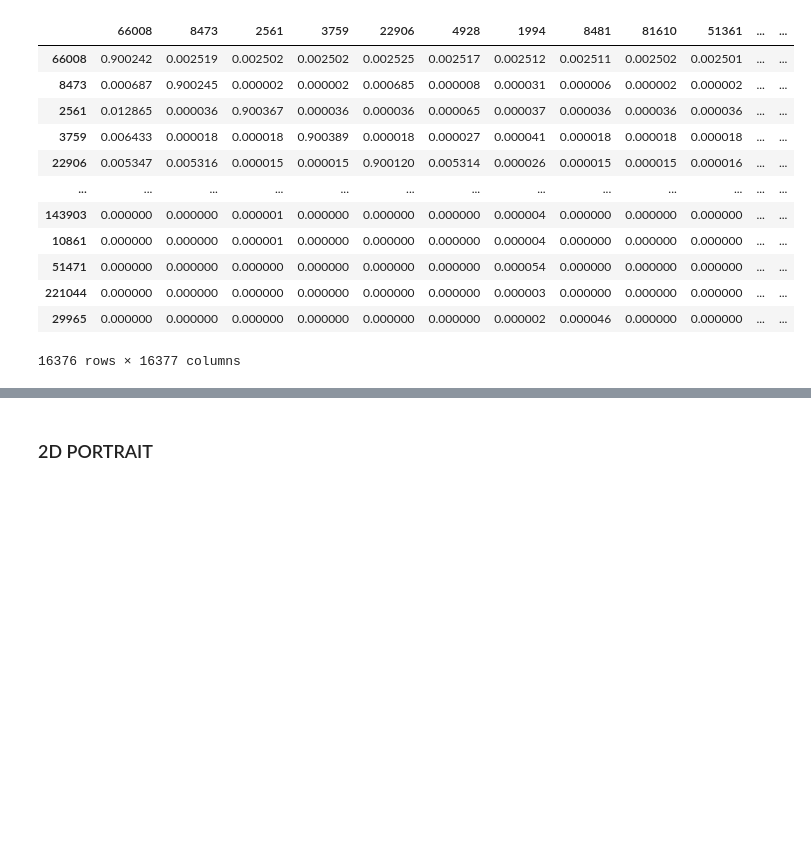
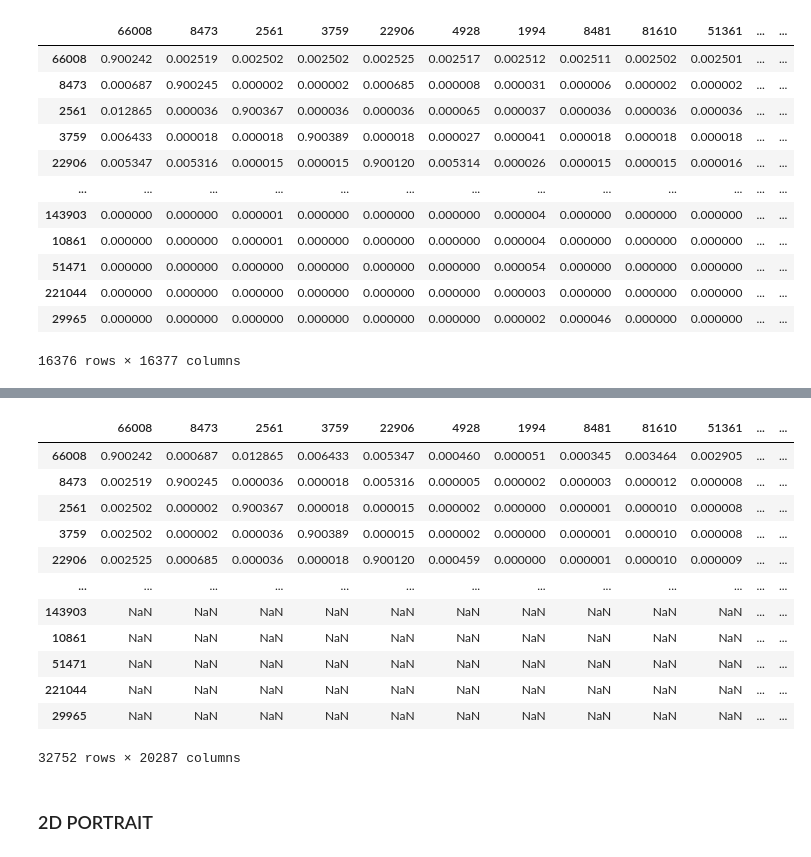
Before and after one commit to menchelab/CartoGRAPHs, a Jupyter notebook: cartoGRAPHs_organisms_Fig2.ipynb, the cells around one changed output, grey strips where cells are left out. Cells and saved outputs as stored; diff of their text form; code cells hidden in the pictures; blank space fills up the shorter version.

```diff
--- a/cartoGRAPHs_organisms_Fig2.ipynb
+++ b/cartoGRAPHs_organisms_Fig2.ipynb
@@ -430,3 +431,8 @@ DF_merge
 | 221044 | 0.000000 | 0.000000 | 0.000000 | 0.000000 | 0.000000 | 0.000000 | 0.000003 | 0.000000 | 0.000000 | 0.000000 | ... | ... |
 | 29965 | 0.000000 | 0.000000 | 0.000000 | 0.000000 | 0.000000 | 0.000000 | 0.000002 | 0.000046 | 0.000000 | 0.000000 | ... | ... |
 16376 rows × 16377 columns
+# %%
+# get Disease Feature Matrix
+
+FM_disease = pd.read_csv('input/Features_Disease_Dataframe_'+organism+'.csv', index_col=0)
+FM_disease
@@ -433,3 +453,49 @@ DF_merge
+# %%
+# create an empty matrix for zeros of rest genes (not associated to any disease
+rest = []
+for i in G.nodes():
+    if str(i) in FM_disease.index or int(i) in FM_disease.index:
+        pass
+    else:
+        rest.append(i)
+
+empty = np.zeros(shape=(len(rest),len(FM_disease.columns)))
+empty_stacked = np.vstack(empty)
+
+df_empty = pd.DataFrame(empty_stacked)
+df_empty.index = rest
+df_empty.columns = FM_disease.columns
+# %%
+FM_disease_allgenes = pd.concat([FM_disease, df_empty])
+
+# reindex the dataframe to match the index of the structural dataframe
+
+order_structural = list(DF_structural.index)
+FM_disease_allgenes.index = order_structural
+# %%
+# scaling the matrix with enhancing factor
+
+FM_disease_scal = FM_disease_allgenes*enhance_factor
+FM_disease_scal.index = order_structural
+# %%
+DF_merge_struc_dis = pd.concat([DF_structural,
+                      FM_disease_scal])
+
+DF_merge_struc_dis
+# %% [output]
+|  | 66008 | 8473 | 2561 | 3759 | 22906 | 4928 | 1994 | 8481 | 81610 | 51361 | ... | ... |
+| 66008 | 0.900242 | 0.000687 | 0.012865 | 0.006433 | 0.005347 | 0.000460 | 0.000051 | 0.000345 | 0.003464 | 0.002905 | ... | ... |
+| 8473 | 0.002519 | 0.900245 | 0.000036 | 0.000018 | 0.005316 | 0.000005 | 0.000002 | 0.000003 | 0.000012 | 0.000008 | ... | ... |
+| 2561 | 0.002502 | 0.000002 | 0.900367 | 0.000018 | 0.000015 | 0.000002 | 0.000000 | 0.000001 | 0.000010 | 0.000008 | ... | ... |
+| 3759 | 0.002502 | 0.000002 | 0.000036 | 0.900389 | 0.000015 | 0.000002 | 0.000000 | 0.000001 | 0.000010 | 0.000008 | ... | ... |
+| 22906 | 0.002525 | 0.000685 | 0.000036 | 0.000018 | 0.900120 | 0.000459 | 0.000000 | 0.000001 | 0.000010 | 0.000009 | ... | ... |
+| ... | ... | ... | ... | ... | ... | ... | ... | ... | ... | ... | ... | ... |
+| 143903 | NaN | NaN | NaN | NaN | NaN | NaN | NaN | NaN | NaN | NaN | ... | ... |
+| 10861 | NaN | NaN | NaN | NaN | NaN | NaN | NaN | NaN | NaN | NaN | ... | ... |
+| 51471 | NaN | NaN | NaN | NaN | NaN | NaN | NaN | NaN | NaN | NaN | ... | ... |
+| 221044 | NaN | NaN | NaN | NaN | NaN | NaN | NaN | NaN | NaN | NaN | ... | ... |
+| 29965 | NaN | NaN | NaN | NaN | NaN | NaN | NaN | NaN | NaN | NaN | ... | ... |
+32752 rows × 20287 columns
 # %% [markdown]
 ### 2D PORTRAIT
 # %%
```
Also changed, not shown: parts of 6 cells of this notebook, 1 other file.
